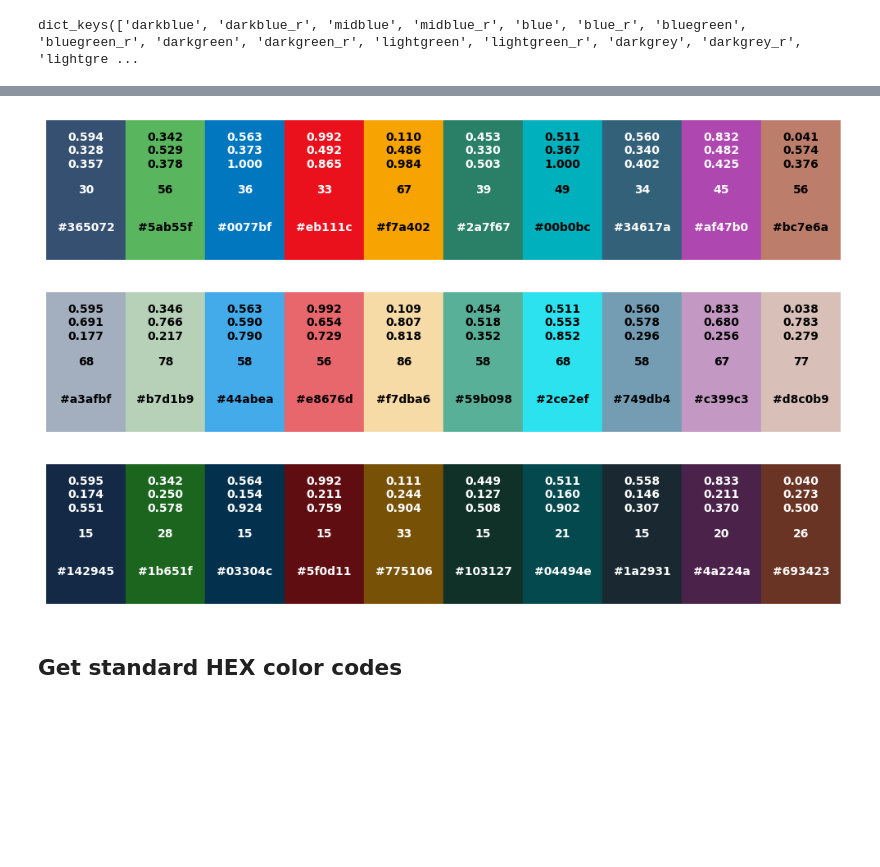
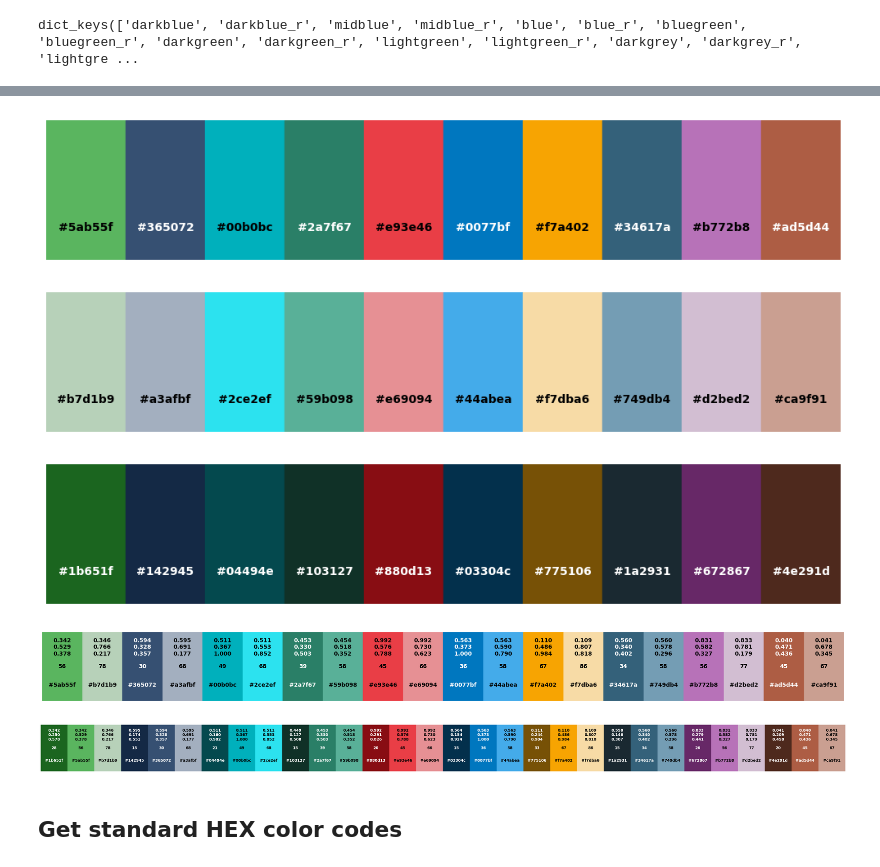
Before and after one commit to morpc/morpc-py, a Jupyter notebook: docs/09-morpc-color-demo.ipynb, the cells around one changed output, grey strips where cells are left out. Saved outputs shown, nothing was run; the diff lists cells and outputs as text; code cells hidden in the pictures; blank space fills up the shorter version.

```diff
--- a/docs/09-morpc-color-demo.ipynb
+++ b/docs/09-morpc-color-demo.ipynb
@@ -44,15 +66,23 @@ morpc.color.plot_from_hex_list(morpc.palette.QUAL['morpc'])
 # %%
-morpc.color.plot_from_hex_list(morpc.palette.QUAL['morpc_ext'])
+morpc.color.plot_from_hex_list(morpc.palette.QUAL['morpc_ext'], labels=['hex'])
 # %% [output]
-[figure, old version]
+[figure, new version]
 # %%
-morpc.color.plot_from_hex_list(morpc.palette.QUAL['light'])
+morpc.color.plot_from_hex_list(morpc.palette.QUAL['light'], labels=['hex'])
 # %% [output]
-[figure, old version]
+[figure, new version]
 # %%
-morpc.color.plot_from_hex_list(morpc.palette.QUAL['dark'])
+morpc.color.plot_from_hex_list(morpc.palette.QUAL['dark'], labels=['hex'])
 # %% [output]
-[figure, old version]
+[figure, new version]
+# %%
+morpc.color.plot_from_hex_list(morpc.palette.QUAL['paired'])
+# %% [output]
+[figure, added]
+# %%
+morpc.color.plot_from_hex_list(morpc.palette.QUAL['triples'])
+# %% [output]
+[figure, added]
 # %% [markdown]
 ## Get standard HEX color codes
 # %% [markdown]
```
Also changed, not shown: parts of 23 cells of this notebook, 2 other files.
